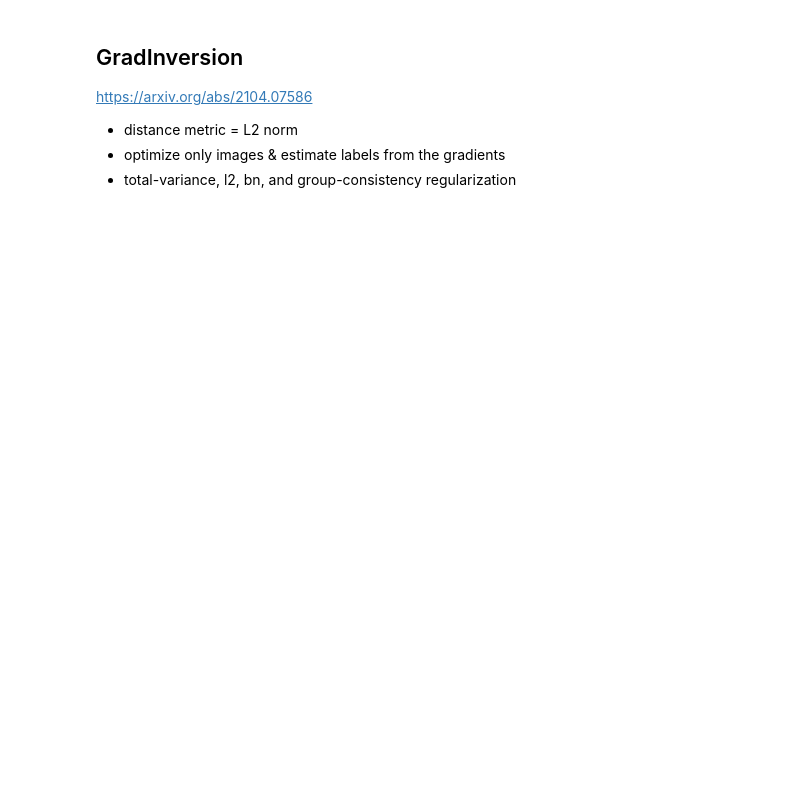
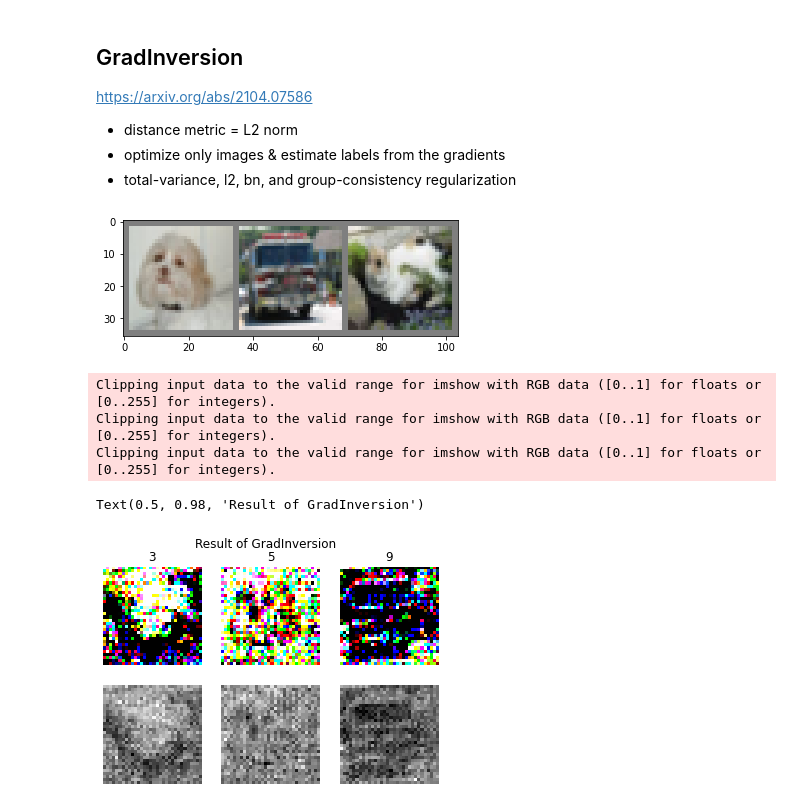
Before and after one commit to hiepvo01/TRUSTCOM2022, a Jupyter notebook: GradientInversion/gradientInversion.ipynb, the cells around one changed output. Cells and saved outputs as stored; diff of their text form; code cells hidden in the pictures; blank space fills up the shorter version.

Commit message:
gradients inversion

```diff
--- a/GradientInversion/gradientInversion.ipynb
+++ b/GradientInversion/gradientInversion.ipynb
@@ -246,31 +250,38 @@ net = LeNet(channel=3, hideen=768, num_classes=10)
 net.to(device)
 pred = net(images[:batch_size])
 loss = criterion(pred, labels[:batch_size])
 received_gradients = torch.autograd.grad(loss, net.parameters())
 received_gradients = [cg.detach() for cg in received_gradients]
 
-gradinversion = GradientInversion_Attack(net, (3, 32, 32), num_iteration=2200,
+gradinversion = GradientInversion_Attack(net, (3, 32, 32), num_iteration=1900,
                                     lr=1e2, log_interval=0,
                                     optimizer_class=torch.optim.SGD,
                                     distancename="l2", optimize_label=False,
                                     bn_reg_layers=[net.body[1], net.body[4], net.body[7]],
                                     group_num = 3,
                                     tv_reg_coef=0.00, l2_reg_coef=0.0001,
                                     bn_reg_coef=0.001, gc_reg_coef=0.001, device=device)
 
 result = gradinversion.group_attack(received_gradients, batch_size=batch_size)
 
 fig = plt.figure()
 for bid in range(batch_size):
     ax1 = fig.add_subplot(2, batch_size, bid+1)
     test_img = torch.from_numpy(((sum(result[0]) / len(result[0])).cpu().detach().numpy()[bid]))
     img1 = test_img.swapaxes(0,1)
     img1 = img1.swapaxes(1,2)
     ax1.imshow(torchvision.utils.make_grid(img1))
     ax1.set_title(result[1][0][bid].item())
     ax1.axis("off")
     ax2 = fig.add_subplot(2, batch_size, batch_size+bid+1)
     ax2.imshow((sum(result[0]) / len(result[0])).cpu().detach().numpy()[bid][0], cmap="gray")
     ax2.axis("off")
 
 plt.suptitle("Result of GradInversion")
+# %% [output]
+[figure, added]
+Clipping input data to the valid range for imshow with RGB data ([0..1] for floats or [0..255] for integers).
+Clipping input data to the valid range for imshow with RGB data ([0..1] for floats or [0..255] for integers).
+Clipping input data to the valid range for imshow with RGB data ([0..1] for floats or [0..255] for integers).
+Text(0.5, 0.98, 'Result of GradInversion')
+[figure, added]
```
Also changed, not shown: parts of 4 cells of this notebook, 2 other files.
